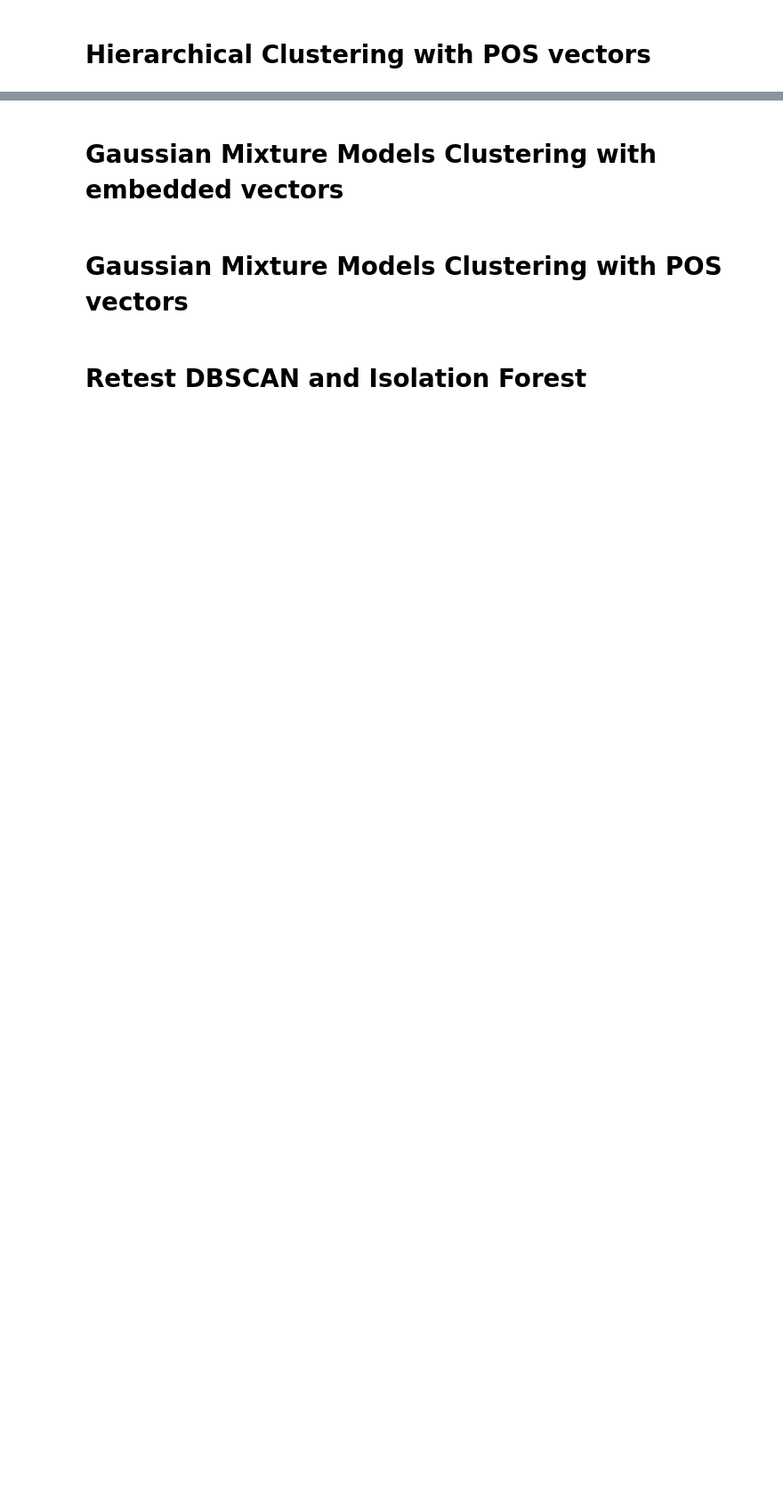
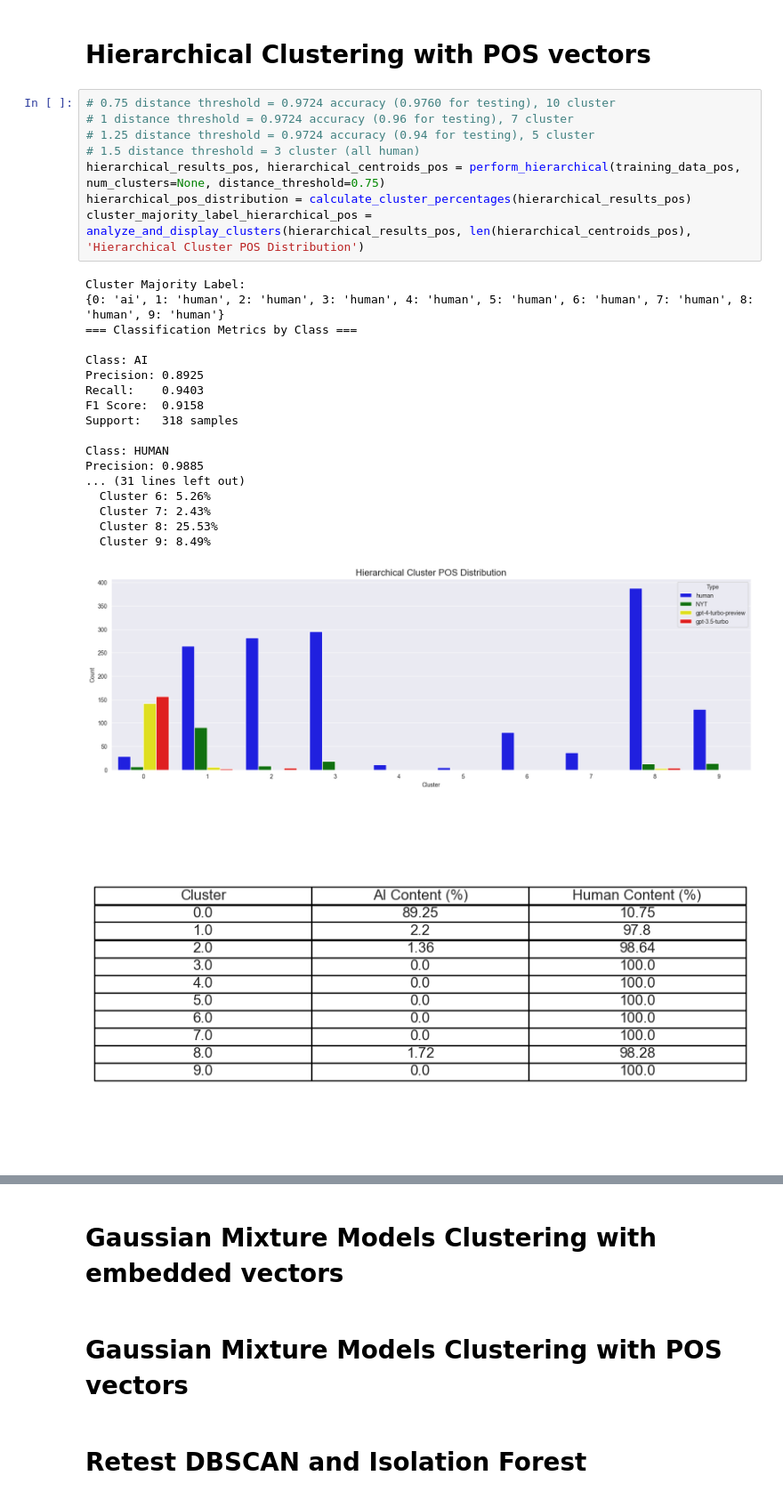
Before and after one commit to lilousicard/DetectingAI_Text, a Jupyter notebook: src/Machine_Learning/official_experiment.ipynb, the cells around one changed output, grey strips where cells are left out. Shown at 89% size. Cells and saved outputs as stored; diff of their text form; blank space fills up the shorter version.

```diff
--- a/src/Machine_Learning/official_experiment.ipynb
+++ b/src/Machine_Learning/official_experiment.ipynb
@@ -403,2 +569,30 @@ analyze_and_display_clusters(hierarchical_test_results_emb, len(hierarchical_cen
 # %% [markdown]
 # **Hierarchical Clustering with POS vectors**
+# %%
+# 0.75 distance threshold = 0.9724 accuracy (0.9760 for testing), 10 cluster
+# 1 distance threshold = 0.9724 accuracy (0.96 for testing), 7 cluster
+# 1.25 distance threshold = 0.9724 accuracy (0.94 for testing), 5 cluster
+# 1.5 distance threshold = 3 cluster (all human)
+hierarchical_results_pos, hierarchical_centroids_pos = perform_hierarchical(training_data_pos, num_clusters=None, distance_threshold=0.75)
+hierarchical_pos_distribution = calculate_cluster_percentages(hierarchical_results_pos)
+cluster_majority_label_hierarchical_pos = analyze_and_display_clusters(hierarchical_results_pos, len(hierarchical_centroids_pos), 'Hierarchical Cluster POS Distribution')
+# %% [output]
+Cluster Majority Label:
+{0: 'ai', 1: 'human', 2: 'human', 3: 'human', 4: 'human', 5: 'human', 6: 'human', 7: 'human', 8: 'human', 9: 'human'}
+=== Classification Metrics by Class ===
+
+Class: AI
+Precision: 0.8925
+Recall:    0.9403
+F1 Score:  0.9158
+Support:   318 samples
+
+Class: HUMAN
+Precision: 0.9885
+... (31 lines left out)
+  Cluster 6: 5.26%
+  Cluster 7: 2.43%
+  Cluster 8: 25.53%
+  Cluster 9: 8.49%
+[figure, added]
+[figure, added]
```
Also changed, not shown: parts of 15 cells of this notebook, 1 other file.
